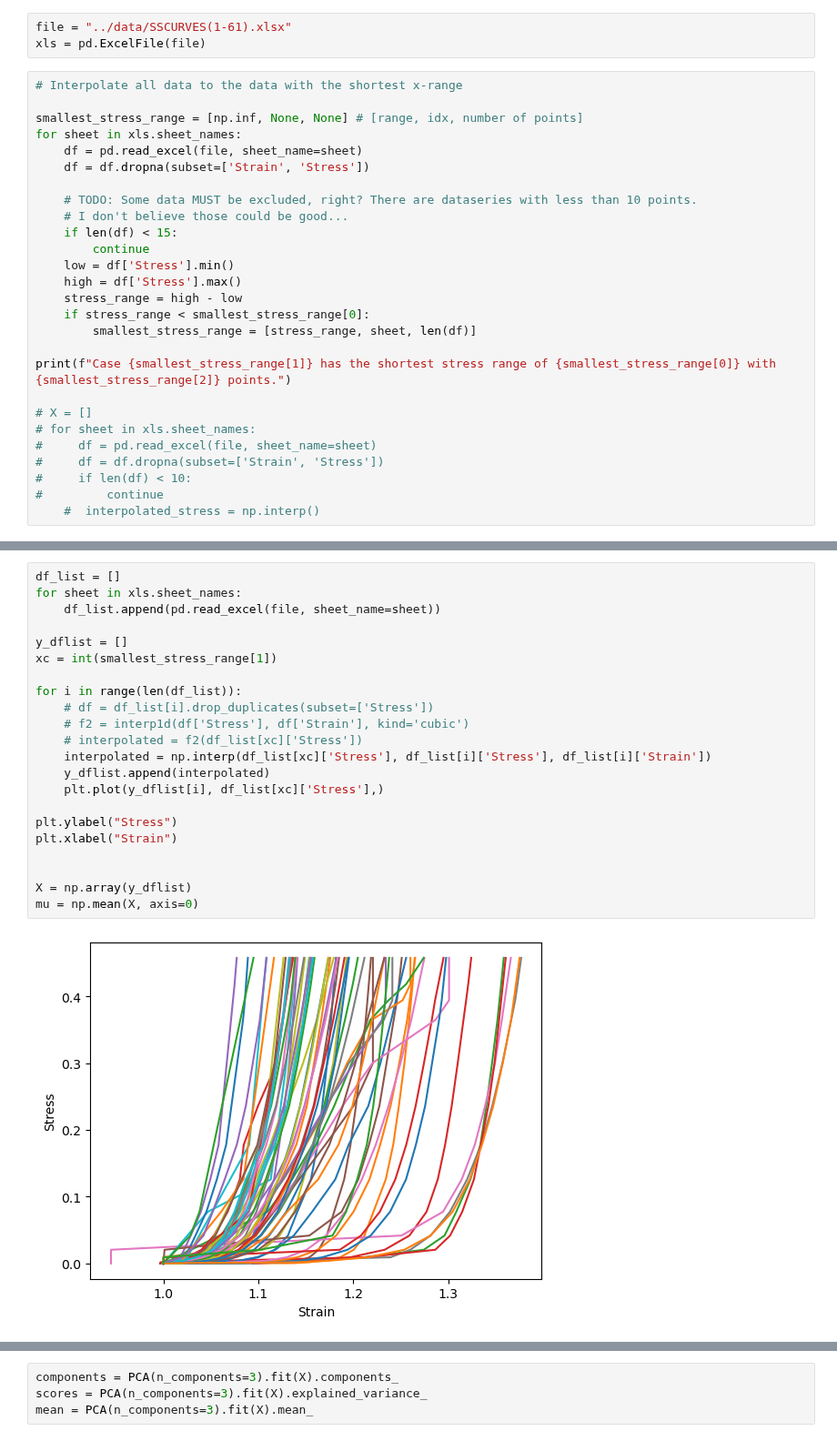
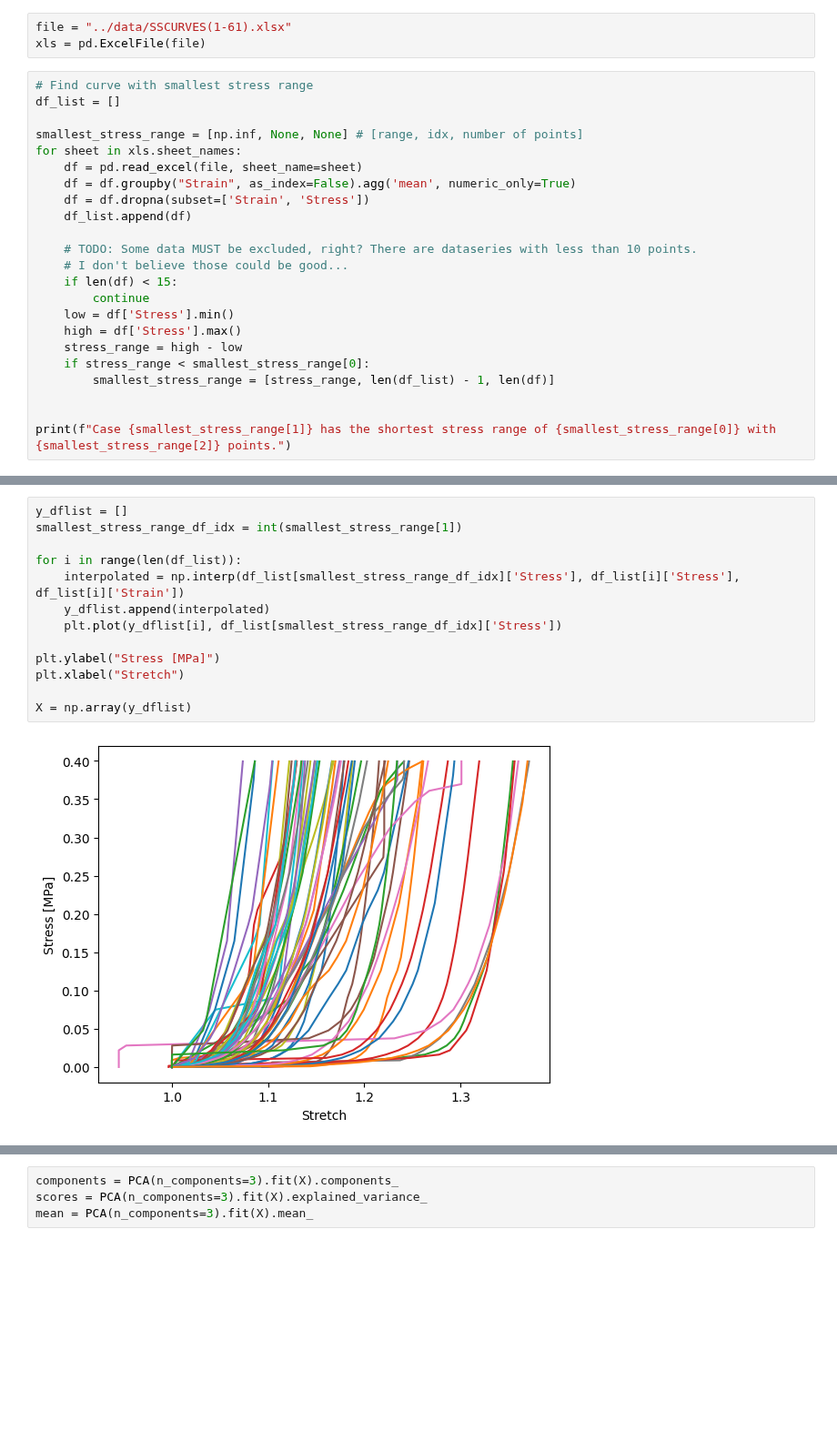
Before and after one commit to siemdejong/skinstression, a Jupyter notebook: notebooks/4-sjg-create_PCA_labels.ipynb, the cells around one changed output, grey strips where cells are left out. Shown at 91% size. Cells and saved outputs as stored; diff of their text form; blank space fills up the shorter version.

```diff
--- a/notebooks/4-sjg-create_PCA_labels.ipynb
+++ b/notebooks/4-sjg-create_PCA_labels.ipynb
@@ -8,12 +9,15 @@ from scipy.interpolate import interp1d
 file = "../data/SSCURVES(1-61).xlsx"
 xls = pd.ExcelFile(file)
 # %%
-# Interpolate all data to the data with the shortest x-range
+# Find curve with smallest stress range
+df_list = []
 
 smallest_stress_range = [np.inf, None, None] # [range, idx, number of points]
 for sheet in xls.sheet_names:
     df = pd.read_excel(file, sheet_name=sheet)
+    df = df.groupby("Strain", as_index=False).agg('mean', numeric_only=True)
     df = df.dropna(subset=['Strain', 'Stress'])
+    df_list.append(df)
 
     # TODO: Some data MUST be excluded, right? There are dataseries with less than 10 points.
     # I don't believe those could be good...
@@ -23,15 +27,8 @@ for sheet in xls.sheet_names:
     high = df['Stress'].max()
     stress_range = high - low
     if stress_range < smallest_stress_range[0]:
-        smallest_stress_range = [stress_range, sheet, len(df)]
+        smallest_stress_range = [stress_range, len(df_list) - 1, len(df)]
+
 
 print(f"Case {smallest_stress_range[1]} has the shortest stress range of {smallest_stress_range[0]} with {smallest_stress_range[2]} points.")
-
-# X = []
-# for sheet in xls.sheet_names:
-#     df = pd.read_excel(file, sheet_name=sheet)
-#     df = df.dropna(subset=['Strain', 'Stress'])
-#     if len(df) < 10:
-#         continue
-    #  interpolated_stress = np.interp()
 # %% [output]
@@ -39,24 +36,15 @@ Case 32 has the shortest stress range of 0.39937500000000004 with 44 points.
 # %%
-df_list = []
-for sheet in xls.sheet_names:
-    df_list.append(pd.read_excel(file, sheet_name=sheet))
-
 y_dflist = []
-xc = int(smallest_stress_range[1])
+smallest_stress_range_df_idx = int(smallest_stress_range[1])
 
 for i in range(len(df_list)):
-    # df = df_list[i].drop_duplicates(subset=['Stress'])
-    # f2 = interp1d(df['Stress'], df['Strain'], kind='cubic')
-    # interpolated = f2(df_list[xc]['Stress'])
-    interpolated = np.interp(df_list[xc]['Stress'], df_list[i]['Stress'], df_list[i]['Strain'])
+    interpolated = np.interp(df_list[smallest_stress_range_df_idx]['Stress'], df_list[i]['Stress'], df_list[i]['Strain'])
     y_dflist.append(interpolated)
-    plt.plot(y_dflist[i], df_list[xc]['Stress'],)
+    plt.plot(y_dflist[i], df_list[smallest_stress_range_df_idx]['Stress'])
 
-plt.ylabel("Stress")
-plt.xlabel("Strain")
-
+plt.ylabel("Stress [MPa]")
+plt.xlabel("Stretch")
 
 X = np.array(y_dflist)
-mu = np.mean(X, axis=0)
 # %% [output]
-[figure, old version]
+[figure, new version]
```
Also changed, not shown: parts of 7 cells of this notebook.
